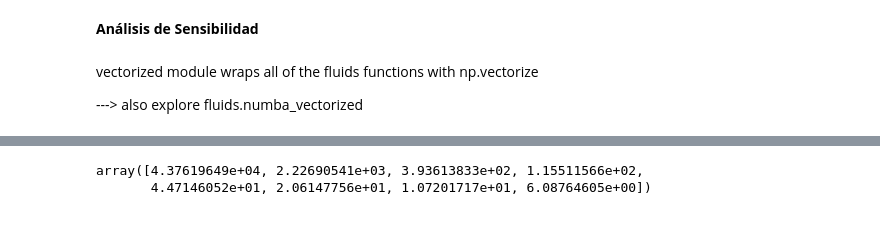
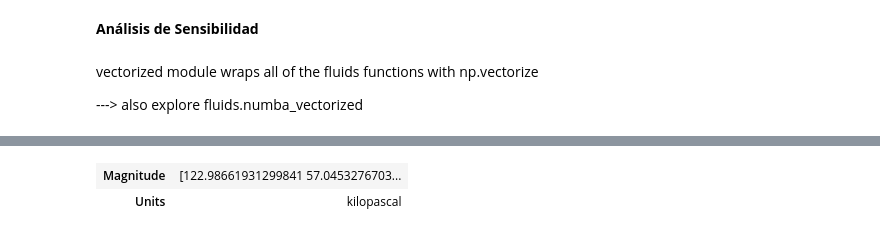
Before and after one commit to J-Cardemil/MOOC_Thermal-Systems, a Jupyter notebook: Class 7 - Fluids_Diameter.ipynb, the cells around one changed output, grey strips where cells are left out. Saved outputs shown, nothing was run; the diff lists cells and outputs as text; code cells hidden in the pictures.

```diff
--- a/Class 7 - Fluids_Diameter.ipynb
+++ b/Class 7 - Fluids_Diameter.ipynb
@@ -20,0 +35,6 @@ V_dot = V_dot_lm/(1000 * 60) # lts/min
+# %%
+g = g * u.m/u.s**2
+z = 8 * u.m
+L = 38 * u.m + z
+
+V_dot = (20 * u.liter/u.minute).to(u.m**3/u.s)
@@ -21 +45,7 @@ V_dot = V_dot_lm/(1000 * 60) # lts/min
+# %%
+fluid = 'water'
+P_o = 101325
+T_o = 20 + 273.15
+rho = cp.PropsSI("D", "T", T_o, "P", P_o, fluid)*u.kg/u.m**3
+mu = cp.PropsSI("V","T", T_o, "P", P_o, fluid)*u.Pa*u.s
 # %% [markdown]
@@ -122,9 +203,9 @@ array([0.39618504, 0.32256929, 0.28864008, 0.2677113 , 0.25300592,
 # %%
-DELTA_P_s_range = 2 * (K_range * rho * 8* V_dot**2)/(np.pi**2 * D_range**4)
+DELTA_P_s_range = (2 * (K_range * rho * 8* V_dot**2)/(np.pi**2 * D_range**4)).to(u.kPa)
 DELTA_P_s_range
 # %% [output]
-array([4.37619649e+04, 2.22690541e+03, 3.93613833e+02, 1.15511566e+02,
-       4.47146052e+01, 2.06147756e+01, 1.07201717e+01, 6.08764605e+00])
+| Magnitude | [122.98661931299841 57.0453276703... |
+| Units | kilopascal |
 # %%
 Delta_P_range = DELTA_P_f_range + DELTA_P_e + DELTA_P_s_range
 Delta_P_range
```
Also changed, not shown: parts of 37 cells of this notebook, 1 other file.
